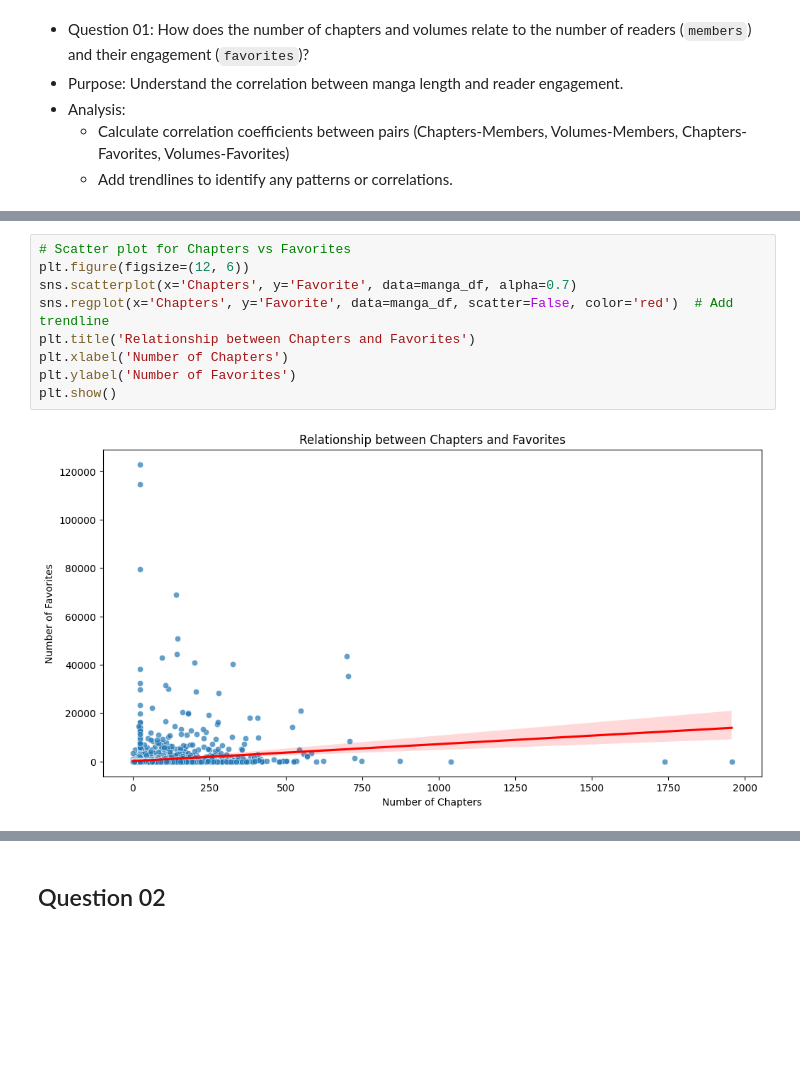
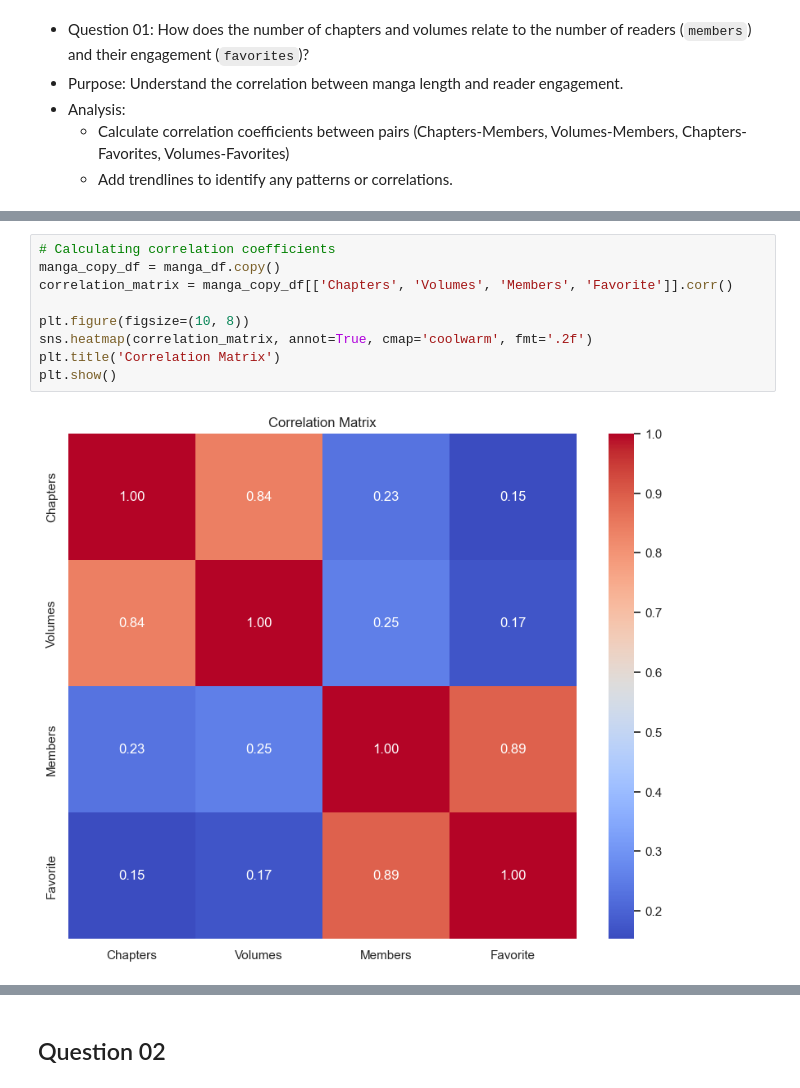
Before and after one commit to duongtruongbinh/IntroDS_FinalProject, a Jupyter notebook: src/Asking_Questions_and_Analyzing.ipynb, the cells around one changed output, grey strips where cells are left out. Drawn from its saved outputs; the diff is of its cells as text; blank space fills up the shorter version.

```diff
--- a/src/Asking_Questions_and_Analyzing.ipynb
+++ b/src/Asking_Questions_and_Analyzing.ipynb
@@ -98,11 +72,11 @@ plt.show()
-# %%
-# Scatter plot for Chapters vs Favorites
-plt.figure(figsize=(12, 6))
-sns.scatterplot(x='Chapters', y='Favorite', data=manga_df, alpha=0.7)
-sns.regplot(x='Chapters', y='Favorite', data=manga_df, scatter=False, color='red')  # Add trendline
-plt.title('Relationship between Chapters and Favorites')
-plt.xlabel('Number of Chapters')
-plt.ylabel('Number of Favorites')
-plt.show()
-# %% [output]
-[figure, removed]
+# %%
+# Calculating correlation coefficients
+manga_copy_df = manga_df.copy()
+correlation_matrix = manga_copy_df[['Chapters', 'Volumes', 'Members', 'Favorite']].corr()
+
+plt.figure(figsize=(10, 8))
+sns.heatmap(correlation_matrix, annot=True, cmap='coolwarm', fmt='.2f')
+plt.title('Correlation Matrix')
+plt.show()
+# %% [output]
+[figure, added]
```
Also changed, not shown: parts of 20 cells of this notebook.
